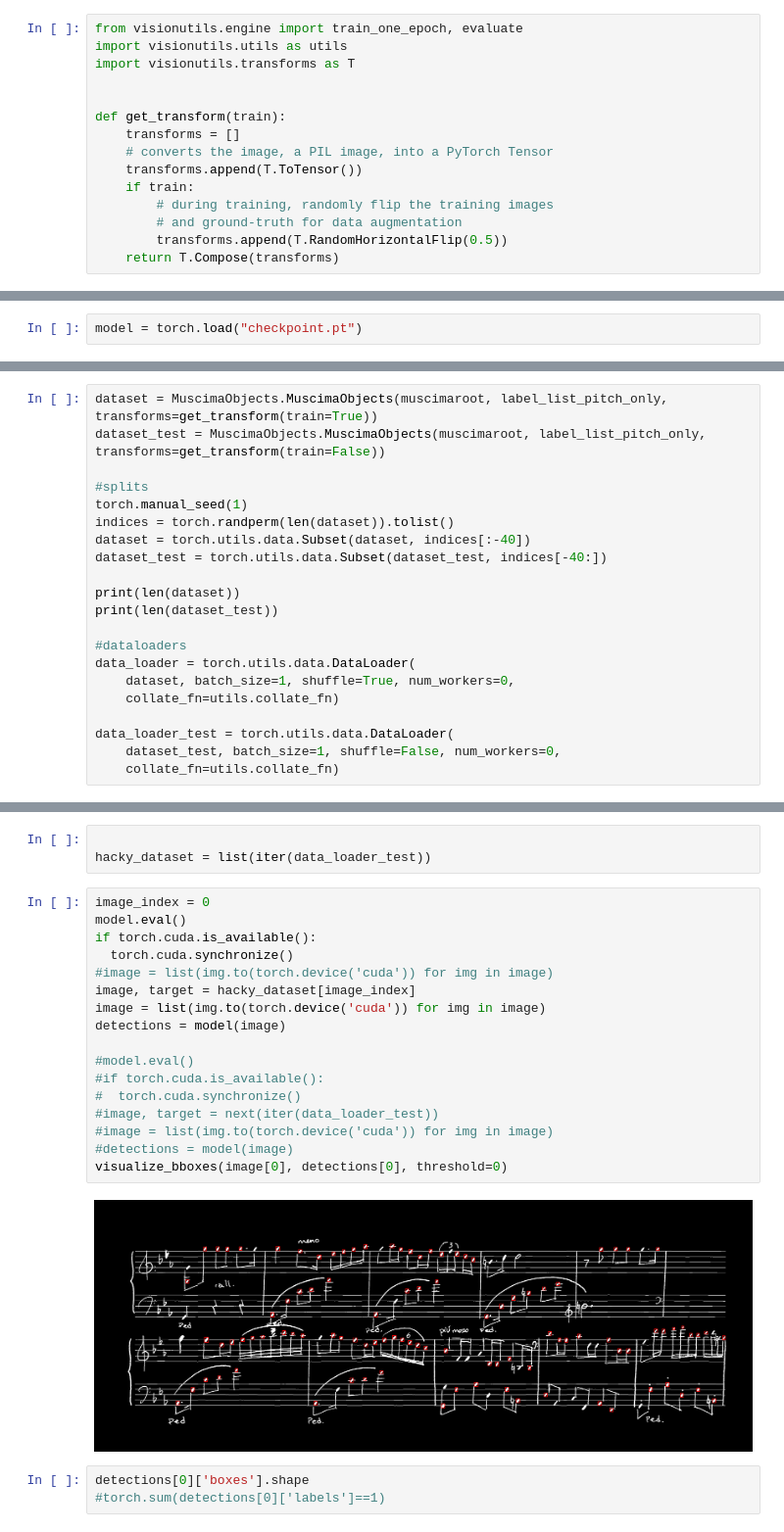
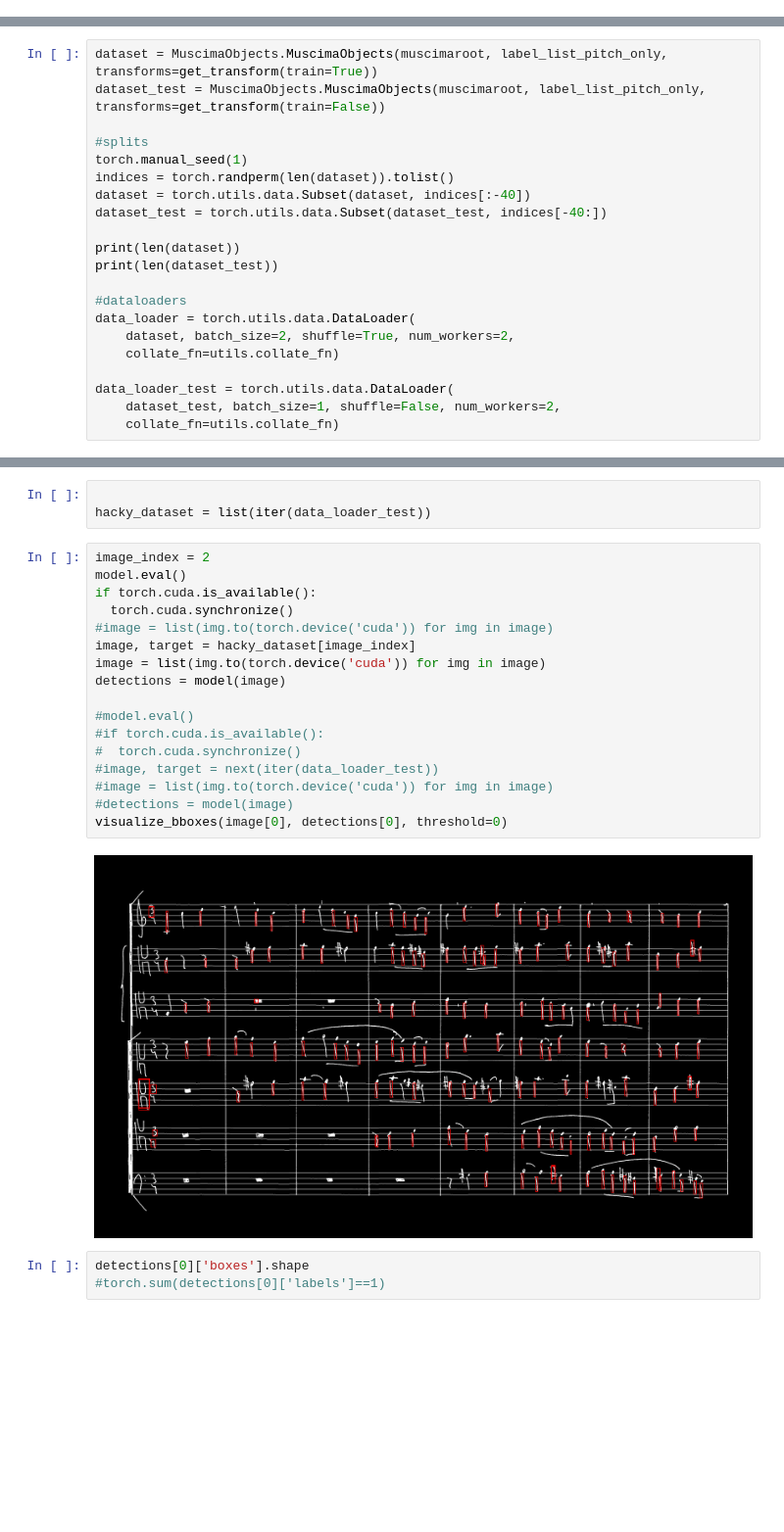
Before and after one commit to cakarsubasi/omrtorch, a Jupyter notebook: Week_8.ipynb, the cells around one changed output, grey strips where cells are left out. Shown: that part at 98% size. Drawn from its saved outputs; the diff is of its cells as text; blank space fills up the shorter version.

Commit message:
added checkpoints

```diff
--- a/Week_8.ipynb
+++ b/Week_8.ipynb
@@ -35,18 +37,3 @@ Deleting temporary directory /scratch/users/cakarsubasi18/JupyterWorkspace/omrto
 Extracting MuscimaPlusPlus_MeasureAnnotations dataset...
 # %% [markdown]
 ### Test
-# %%
-from visionutils.engine import train_one_epoch, evaluate
-import visionutils.utils as utils
-import visionutils.transforms as T
-
-
-def get_transform(train):
-    transforms = []
-    # converts the image, a PIL image, into a PyTorch Tensor
-    transforms.append(T.ToTensor())
-    if train:
-        # during training, randomly flip the training images
-        # and ground-truth for data augmentation
-        transforms.append(T.RandomHorizontalFlip(0.5))
-    return T.Compose(transforms)
@@ -123,3 +83 @@ model = models.muscima_fpn_model(num_classes=(len(dataset.label_list) + 1),
-# %%
-model = torch.load("checkpoint.pt")
 # %%
@@ -152,11 +106,11 @@ print(len(dataset_test))
 
 #dataloaders
 data_loader = torch.utils.data.DataLoader(
-    dataset, batch_size=1, shuffle=True, num_workers=0,
+    dataset, batch_size=2, shuffle=True, num_workers=2,
     collate_fn=utils.collate_fn)
 
 data_loader_test = torch.utils.data.DataLoader(
-    dataset_test, batch_size=1, shuffle=False, num_workers=0,
+    dataset_test, batch_size=1, shuffle=False, num_workers=2,
     collate_fn=utils.collate_fn)
 # %% [output]
 100
@@ -270,24 +246,24 @@ def visualize_bboxes(image, target, labels=None, threshold=0.5):
 
 hacky_dataset = list(iter(data_loader_test))
 # %%
-image_index = 0
+image_index = 2
 model.eval()
 if torch.cuda.is_available():
   torch.cuda.synchronize()
 #image = list(img.to(torch.device('cuda')) for img in image)
 image, target = hacky_dataset[image_index]
 image = list(img.to(torch.device('cuda')) for img in image)
 detections = model(image)
 
 #model.eval()
 #if torch.cuda.is_available():
 #  torch.cuda.synchronize()
 #image, target = next(iter(data_loader_test))
 #image = list(img.to(torch.device('cuda')) for img in image)
 #detections = model(image)
 visualize_bboxes(image[0], detections[0], threshold=0)
 # %% [output]
-[figure, old version]
+[figure, new version]
 # %%
 detections[0]['boxes'].shape
 #torch.sum(detections[0]['labels']==1)
```
Also changed, not shown: parts of 14 cells of this notebook, 3 other files.
